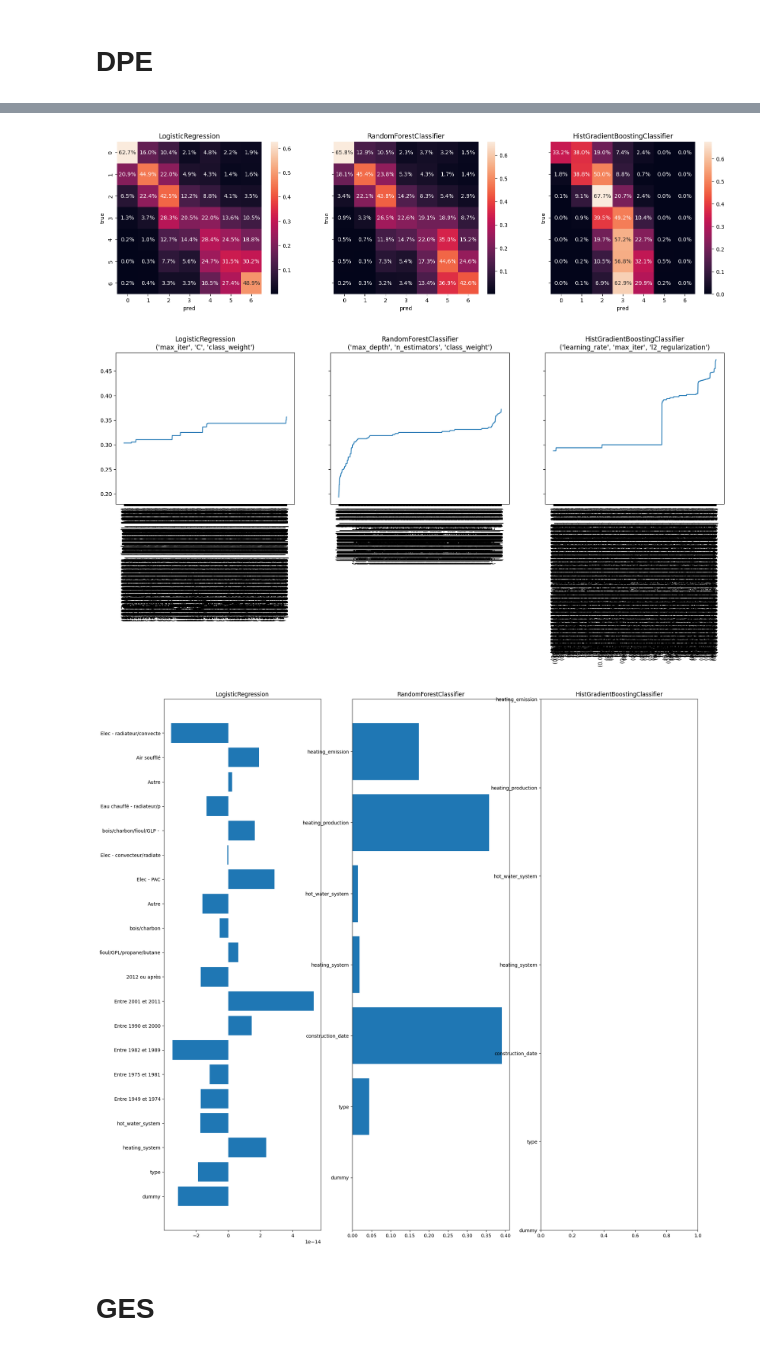
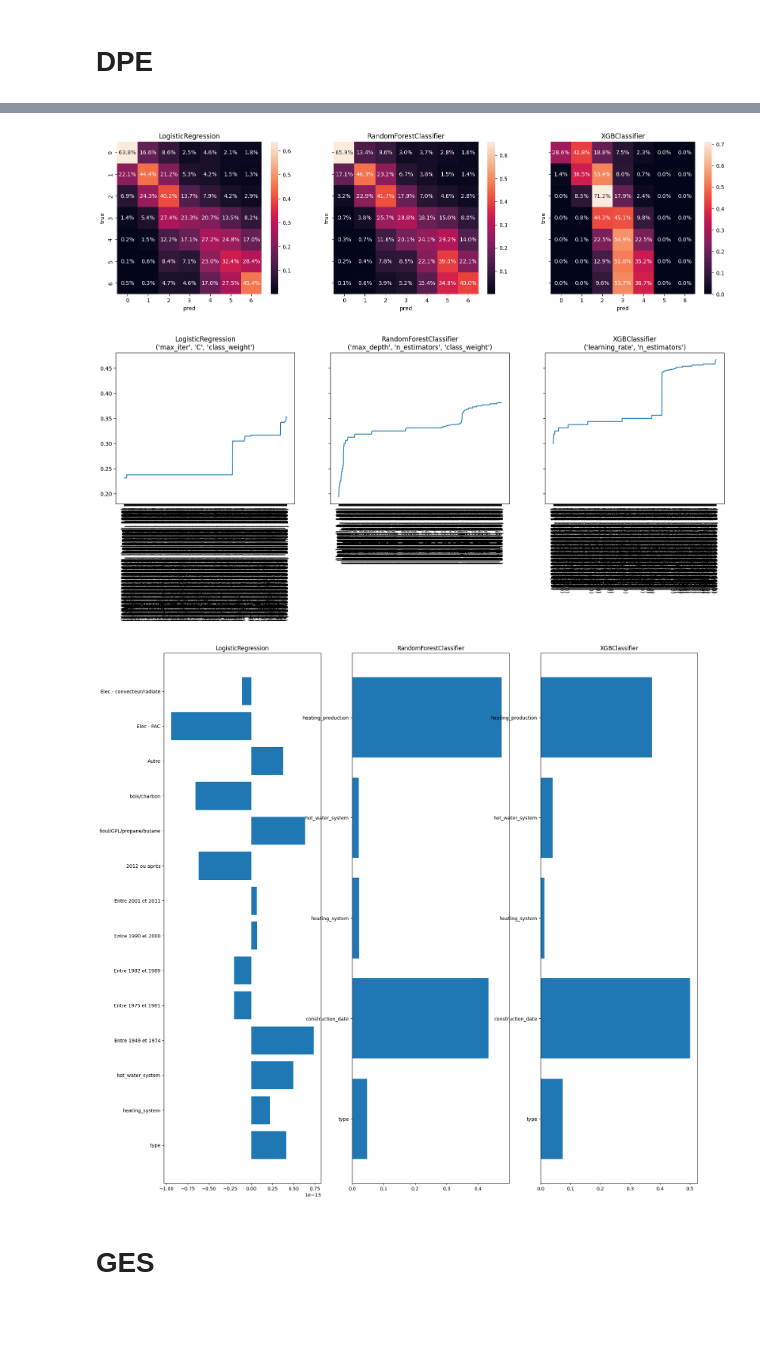
Before and after one commit to axrocheteau/renov_local, a Jupyter notebook: notebooks/pred_dpe.ipynb, the cells around one changed output, grey strips where cells are left out. Cells and saved outputs as stored; diff of their text form; code cells hidden in the pictures; blank space fills up the shorter version.

```diff
--- a/notebooks/pred_dpe.ipynb
+++ b/notebooks/pred_dpe.ipynb
@@ -108,7 +93,6 @@ hyperparams_models = [
         'n_estimators': randint(100,200),
         # 'subsample' : [0.2, 0.5, 0.8, 1],
         # 'criterion' : ['friedman_mse', 'squared_error'],
-        'max_depth': randint(1,20),
         'class_weight': ['balanced'],
         # 'max_features' : {'auto', 'sqrt', 'log2'}
         # 'min_samples_split' : [2,5,10],
@@ -116,8 +100,7 @@ hyperparams_models = [
     },
     {
         'learning_rate': uniform(0.03,0.3),
-        'max_iter' : randint(100,300),#
-        'l2_regularization' : uniform(0,1),
+        'n_estimators': randint(100,200),
         # 'subsample' : [0.2, 0.5, 0.8, 1],
         # 'criterion' : ['friedman_mse', 'squared_error'],
         # 'max_features' : {'auto', 'sqrt', 'log2'}
@@ -128,7 +111,7 @@ hyperparams_models = [
 models = {
     'LogisticRegression': LogisticRegression,
     'RandomForestClassifier' : RandomForestClassifier,
-    'HistGradientBoostingClassifier' : HistGradientBoostingClassifier,
+    'XGBClassifier' : XGBClassifier,
 }
 best_models_ges = prepare_train_show(dpe_training, dictionary, categorical_features, col_X_hot, col_X_not_hot, col_y,
                          False, True, hyperparams_models, models, random_state=42, test_size=0.4, scoring='f1_micro')
@@ -157,6 +122,6 @@ not handled for this type of algorithm
-[figure, old version]
+[figure, new version]
-[figure, old version]
+[figure, new version]
-[figure, old version]
+[figure, new version]
 # %% [markdown]
 # GES
 # %%
```
Also changed, not shown: parts of 4 cells of this notebook, 2 other files.
